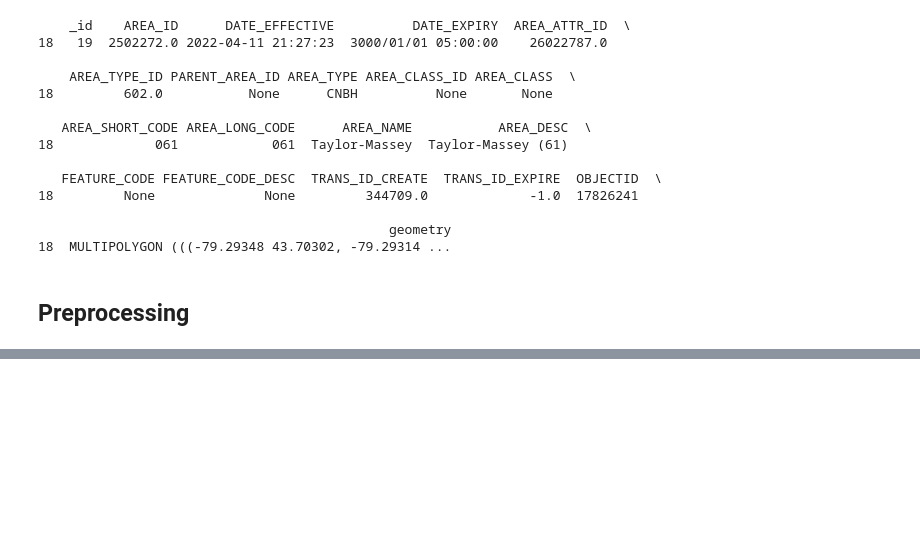
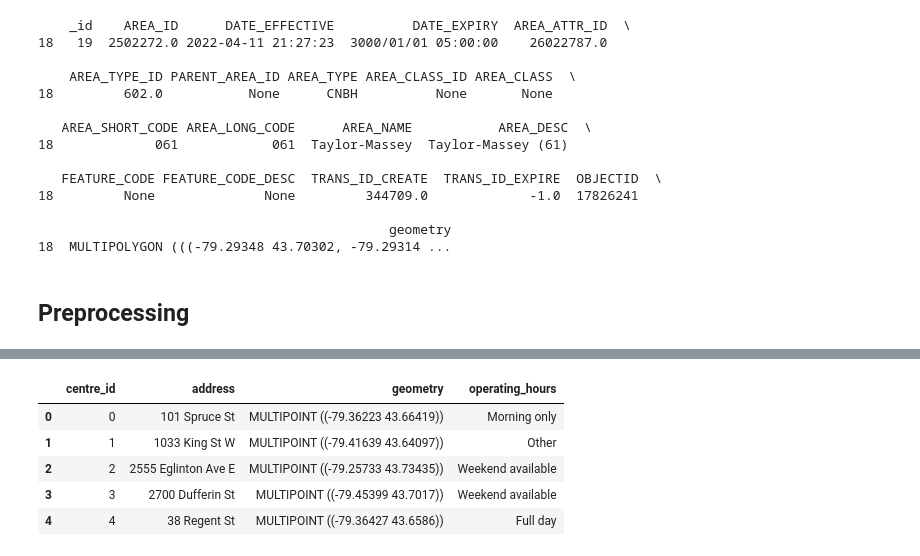
Before and after one commit to lucas-ben/mba-business-analytics, a Jupyter notebook: Data Viz Data Folder/file.ipynb, the cells around one changed output, grey strips where cells are left out. Cells and saved outputs as stored; diff of their text form; code cells hidden in the pictures; blank space fills up the shorter version.

```diff
--- a/Data Viz Data Folder/file.ipynb
+++ b/Data Viz Data Folder/file.ipynb
@@ -309,0 +303,16 @@ neighbourhood_metrics
+# %%
+childcare_centres_clean = pd.DataFrame({
+    'centre_id': child_centres.index,
+    'address': child_centres['address'],
+    'geometry': child_centres['geometry'],
+    'operating_hours': child_centres['hourCategory']
+})
+# %%
+childcare_centres_clean.head()
+# %% [output]
+|  | centre_id | address | geometry | operating_hours |
+| 0 | 0 | 101 Spruce St | MULTIPOINT ((-79.36223 43.66419)) | Morning only |
+| 1 | 1 | 1033 King St W | MULTIPOINT ((-79.41639 43.64097)) | Other |
+| 2 | 2 | 2555 Eglinton Ave E | MULTIPOINT ((-79.25733 43.73435)) | Weekend available |
+| 3 | 3 | 2700 Dufferin St | MULTIPOINT ((-79.45399 43.7017)) | Weekend available |
+| 4 | 4 | 38 Regent St | MULTIPOINT ((-79.36427 43.6586)) | Full day |
```
Also changed, not shown: parts of 12 cells of this notebook, 9 other files.
